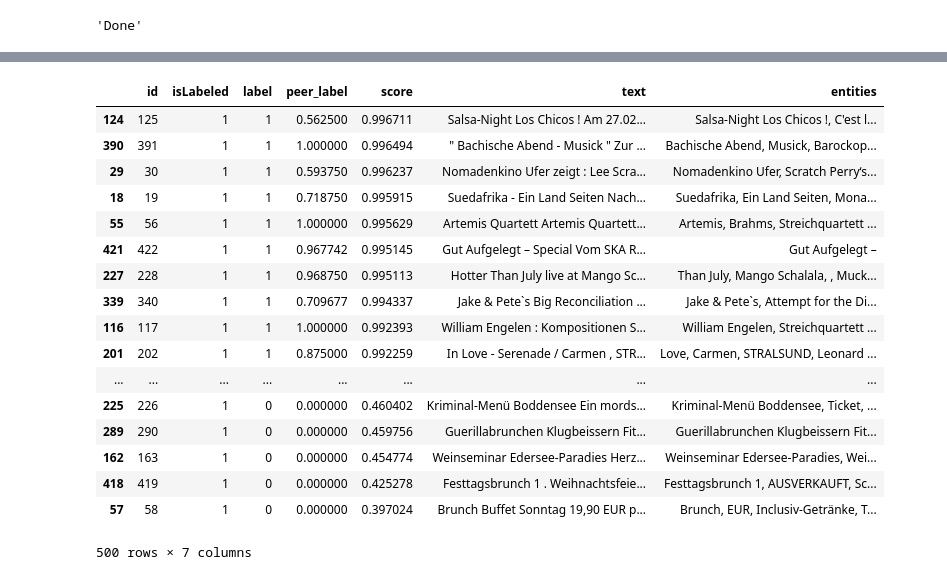
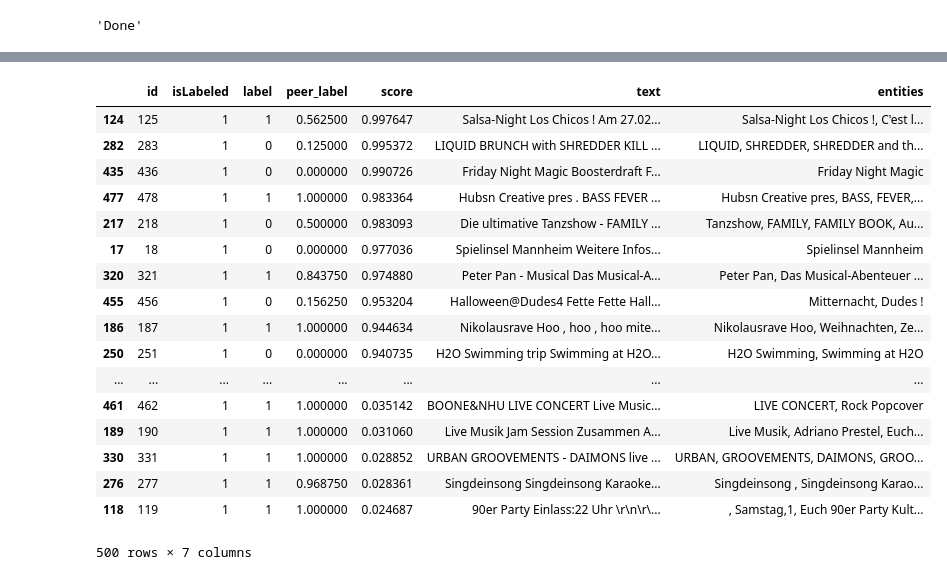
Before and after one commit to visualengineers/glyphboard, a Jupyter notebook: mlbackend/DR.ipynb, the cells around one changed output, grey strips where cells are left out. Drawn from its saved outputs; the diff is of its cells as text; code cells hidden in the pictures.

```diff
--- a/mlbackend/DR.ipynb
+++ b/mlbackend/DR.ipynb
@@ -402,25 +412,27 @@ updateDatasetJson()
 # %%
 data = loadData()
-data = getSelectionScores(data, train_data, clf=LR)
+train_data = getTrainData()
+test_data = getTestData()
+data = getSelectionScores(data, test_data, clf=SGDClassifier(loss='log'))
 saveData(data)
 train_data = getTrainData()
 train_data.sort_values(by='score', ascending=False)
 # %% [output]
 |  | id | isLabeled | label | peer_label | score | text | entities |
-| 124 | 125 | 1 | 1 | 0.562500 | 0.996711 | Salsa-Night Los Chicos ! Am 27.02... | Salsa-Night Los Chicos !, C'est l... |
-| 390 | 391 | 1 | 1 | 1.000000 | 0.996494 | " Bachische Abend - Musick " Zur ... | Bachische Abend, Musick, Barockop... |
-| 29 | 30 | 1 | 1 | 0.593750 | 0.996237 | Nomadenkino Ufer zeigt : Lee Scra... | Nomadenkino Ufer, Scratch Perry‘s... |
-| 18 | 19 | 1 | 1 | 0.718750 | 0.995915 | Suedafrika - Ein Land Seiten Nach... | Suedafrika, Ein Land Seiten, Mona... |
-| 55 | 56 | 1 | 1 | 1.000000 | 0.995629 | Artemis Quartett Artemis Quartett... | Artemis, Brahms, Streichquartett ... |
-| 421 | 422 | 1 | 1 | 0.967742 | 0.995145 | Gut Aufgelegt – Special Vom SKA R... | Gut Aufgelegt – |
-| 227 | 228 | 1 | 1 | 0.968750 | 0.995113 | Hotter Than July live at Mango Sc... | Than July, Mango Schalala, , Muck... |
-| 339 | 340 | 1 | 1 | 0.709677 | 0.994337 | Jake & Pete`s Big Reconciliation ... | Jake & Pete`s, Attempt for the Di... |
-| 116 | 117 | 1 | 1 | 1.000000 | 0.992393 | William Engelen : Kompositionen S... | William Engelen, Streichquartett ... |
-| 201 | 202 | 1 | 1 | 0.875000 | 0.992259 | In Love - Serenade / Carmen , STR... | Love, Carmen, STRALSUND, Leonard ... |
+| 124 | 125 | 1 | 1 | 0.562500 | 0.997647 | Salsa-Night Los Chicos ! Am 27.02... | Salsa-Night Los Chicos !, C'est l... |
+| 282 | 283 | 1 | 0 | 0.125000 | 0.995372 | LIQUID BRUNCH with SHREDDER KILL ... | LIQUID, SHREDDER, SHREDDER and th... |
+| 435 | 436 | 1 | 0 | 0.000000 | 0.990726 | Friday Night Magic Boosterdraft F... | Friday Night Magic |
+| 477 | 478 | 1 | 1 | 1.000000 | 0.983364 | Hubsn Creative pres . BASS FEVER ... | Hubsn Creative pres, BASS, FEVER,... |
+| 217 | 218 | 1 | 0 | 0.500000 | 0.983093 | Die ultimative Tanzshow - FAMILY ... | Tanzshow, FAMILY, FAMILY BOOK, Au... |
+| 17 | 18 | 1 | 0 | 0.000000 | 0.977036 | Spielinsel Mannheim Weitere Infos... | Spielinsel Mannheim |
+| 320 | 321 | 1 | 1 | 0.843750 | 0.974880 | Peter Pan - Musical Das Musical-A... | Peter Pan, Das Musical-Abenteuer ... |
+| 455 | 456 | 1 | 0 | 0.156250 | 0.953204 | Halloween@Dudes4 Fette Fette Hall... | Mitternacht, Dudes ! |
+| 186 | 187 | 1 | 1 | 1.000000 | 0.944634 | Nikolausrave Hoo , hoo , hoo mite... | Nikolausrave Hoo, Weihnachten, Ze... |
+| 250 | 251 | 1 | 0 | 0.000000 | 0.940735 | H2O Swimming trip Swimming at H2O... | H2O Swimming, Swimming at H2O |
 | ... | ... | ... | ... | ... | ... | ... | ... |
-| 225 | 226 | 1 | 0 | 0.000000 | 0.460402 | Kriminal-Menü Boddensee Ein mords... | Kriminal-Menü Boddensee, Ticket, ... |
-| 289 | 290 | 1 | 0 | 0.000000 | 0.459756 | Guerillabrunchen Klugbeissern Fit... | Guerillabrunchen Klugbeissern Fit... |
-| 162 | 163 | 1 | 0 | 0.000000 | 0.454774 | Weinseminar Edersee-Paradies Herz... | Weinseminar Edersee-Paradies, Wei... |
-| 418 | 419 | 1 | 0 | 0.000000 | 0.425278 | Festtagsbrunch 1 . Weihnachtsfeie... | Festtagsbrunch 1, AUSVERKAUFT, Sc... |
-| 57 | 58 | 1 | 0 | 0.000000 | 0.397024 | Brunch Buffet Sonntag 19,90 EUR p... | Brunch, EUR, Inclusiv-Getränke, T... |
+| 461 | 462 | 1 | 1 | 1.000000 | 0.035142 | BOONE&NHU LIVE CONCERT Live Music... | LIVE CONCERT, Rock Popcover |
+| 189 | 190 | 1 | 1 | 1.000000 | 0.031060 | Live Musik Jam Session Zusammen A... | Live Musik, Adriano Prestel, Euch... |
+| 330 | 331 | 1 | 1 | 1.000000 | 0.028852 | URBAN GROOVEMENTS - DAIMONS live ... | URBAN, GROOVEMENTS, DAIMONS, GROO... |
+| 276 | 277 | 1 | 1 | 0.968750 | 0.028361 | Singdeinsong Singdeinsong Karaoke... | Singdeinsong , Singdeinsong Karao... |
+| 118 | 119 | 1 | 1 | 1.000000 | 0.024687 | 90er Party Einlass:22 Uhr \r\n\r\... | , Samstag,1, Euch 90er Party Kult... |
 500 rows × 7 columns
```
Also changed, not shown: parts of 10 cells of this notebook, 5 other files.
